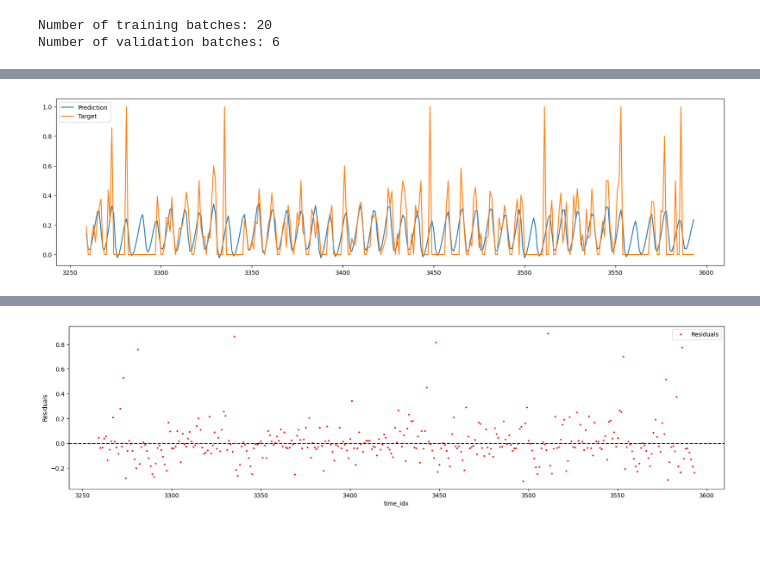
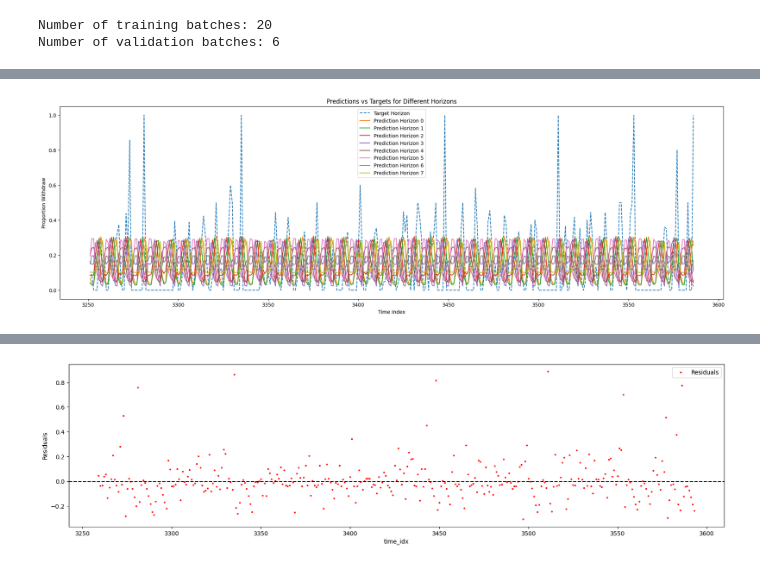
Before and after one commit to chauanphu/pl-forecasting, a Jupyter notebook: LSTM.ipynb, the cells around one changed output, grey strips where cells are left out. Cells and saved outputs as stored; diff of their text form; code cells hidden in the pictures; blank space fills up the shorter version.

Commit message:
feat: implement DecayMSELoss for multi-horizon

```diff
--- a/LSTM.ipynb
+++ b/LSTM.ipynb
@@ -260,14 +285,14 @@ def create_dataloader(df, encoder_length, decoder_length, target_col, feature_co
 
     return train_loader, val_loader, test_loader, train_df, val_df, test_df
 # %%
-ENCODER_LENGTH = 24
-DECODER_LENGTH = 1
+ENCODER_LENGTH = 16
+DECODER_LENGTH = 4
 TARGET_COL = 'proportion_withdraw'
 FEATURE_COLS = [col for col in df.columns if col not in ['Date Hour', 'Locker Name', 'proportion_withdraw', 'time_idx', 'size_S_withdraw']]
 BATCH_SIZE = 128
 INPUT_SIZE = len(FEATURE_COLS)
-HIDDEN_SIZE = 64
-NUM_LAYERS = 5
+HIDDEN_SIZE = 256
+NUM_LAYERS = 8
 WORKERS = 8
 
 train_loader, val_loader, test_loader, train_df, val_df, test_df = create_dataloader(
@@ -280,13 +305,5 @@ train_loader, val_loader, test_loader, train_df, val_df, test_df = create_datalo
     train_val_test_split=(0.7, 0.2, 0.1),
     num_workers=WORKERS
 )
-
-model = LSTMModel(
-    input_size=INPUT_SIZE,
-    hidden_size=HIDDEN_SIZE,
-    num_layers=NUM_LAYERS,
-    learning_rate=1e-4
-)
-print(f"Model has {sum(p.numel() for p in model.parameters() if p.requires_grad)} trainable parameters")
 # %% [output]
 Train size: 2516, Validation size: 719, Test size: 360
@@ -293,0 +310,11 @@ Model has 153153 trainable parameters
+# %%
+
+model = LSTMModel(
+    input_size=INPUT_SIZE,
+    output_horizon=DECODER_LENGTH,
+    hidden_size=HIDDEN_SIZE,
+    num_layers=NUM_LAYERS,
+    loss=DecayMSE(lambda_decay=0.95),
+    learning_rate=1e-4
+)
+print(f"Model has {sum(p.numel() for p in model.parameters() if p.requires_grad)} trainable parameters")
@@ -293,0 +324,6 @@ Model has 153153 trainable parameters
+# %%
+# Load the first batch to check for correct matching of input and output shapes
+for batch in train_loader:
+    x, y, idx = batch
+    print(f"Input shape: {x.shape}, Target shape: {y.shape}")
+    break
@@ -395,12 +435,16 @@ evaluation_df.head()
 # %%
 import matplotlib.pyplot as plt
 import seaborn as sns
-# Plot predictions vs targets with lines
-plt.figure(figsize=(20, 5))
-plt.plot(evaluation_df['time_idx'], evaluation_df['predictions'], label='Prediction')
-plt.plot(evaluation_df['time_idx'], evaluation_df['true_values'], label='Target')
+# Plot predictions vs targets with lines for different horizons using different colors
+plt.figure(figsize=(24, 7))
+plt.plot(evaluation_df['time_idx'], evaluation_df[f'true_values_0'], label=f'Target Horizon', linestyle='--')
+for h in range(DECODER_LENGTH):
+    plt.plot(evaluation_df['time_idx'], evaluation_df[f'predictions_{h}'], label=f'Prediction Horizon {h}')
 plt.legend()
+plt.title('Predictions vs Targets for Different Horizons')
+plt.xlabel('Time Index')
+plt.ylabel('Proportion Withdraw')
 plt.show()
 # %% [output]
-[figure, old version]
+[figure, new version]
 # %%
```
Also changed, not shown: parts of 13 cells of this notebook.
